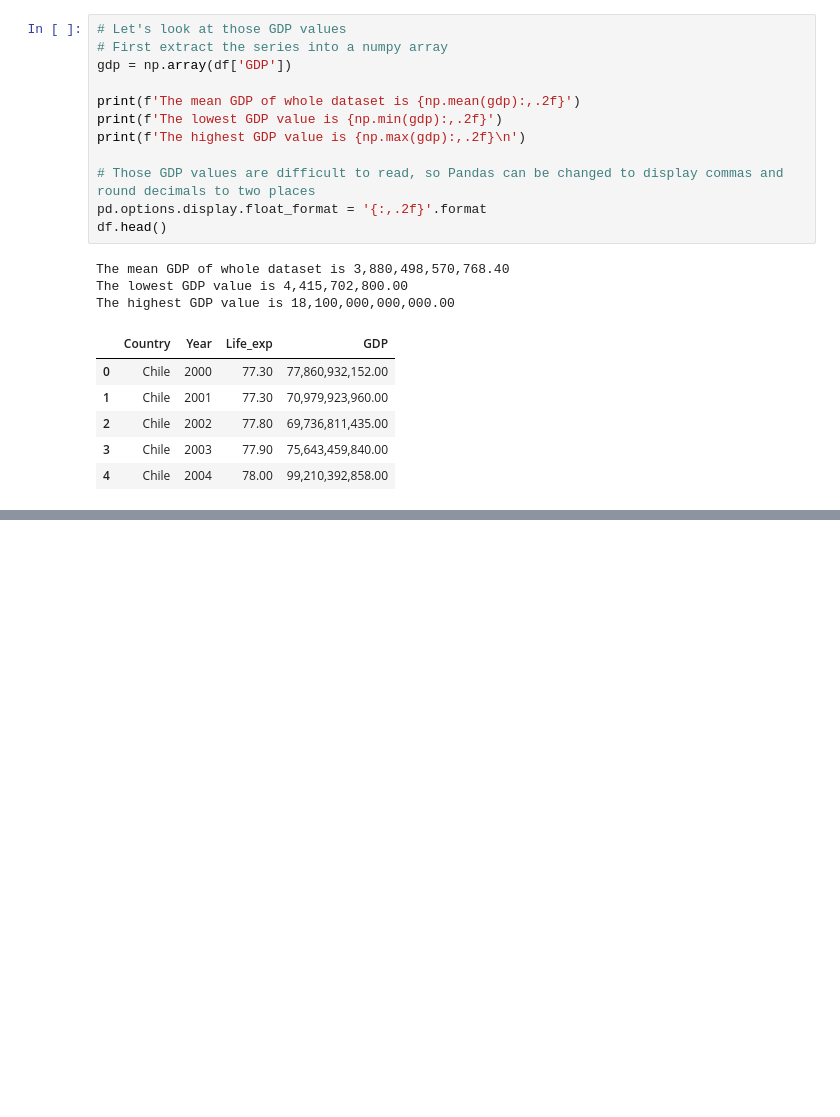
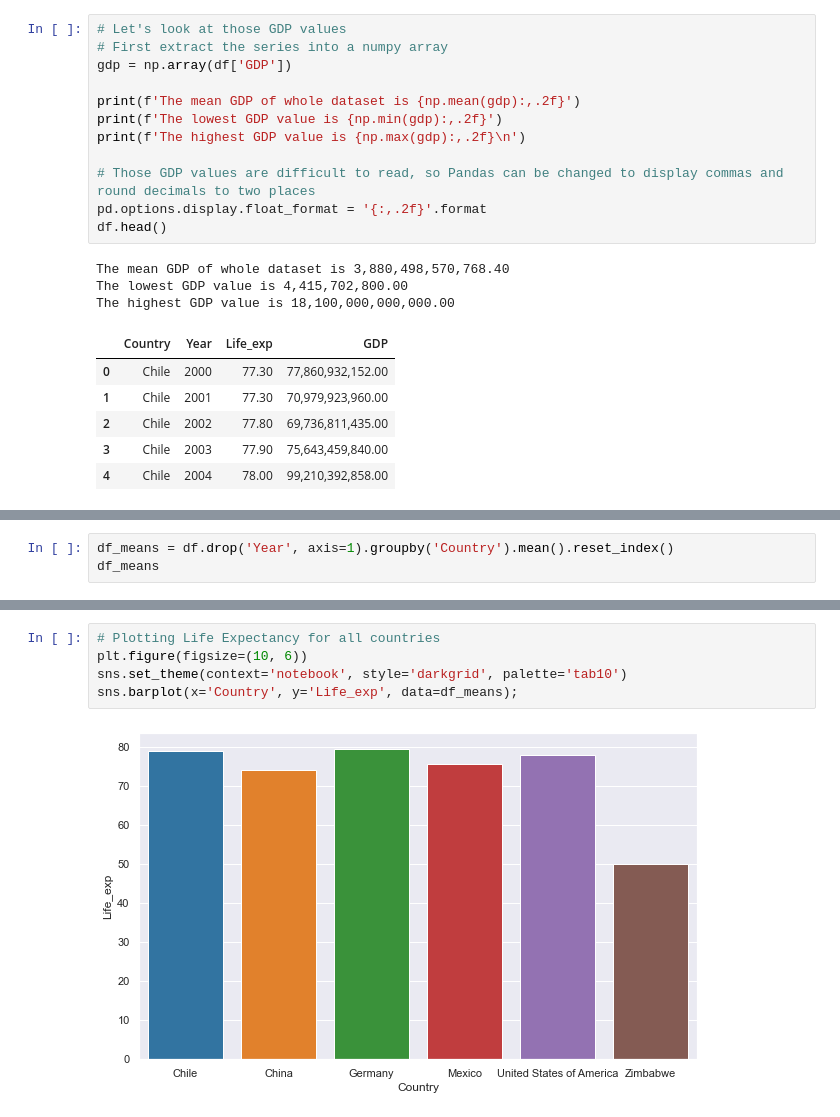
Before and after one commit to bravocharliemike/life_expectancy_gdp, a Jupyter notebook: life_expectancy_gdp.ipynb, the cells around one changed output, grey strips where cells are left out. Cells and saved outputs as stored; diff of their text form; blank space fills up the shorter version.

```diff
--- a/life_expectancy_gdp.ipynb
+++ b/life_expectancy_gdp.ipynb
@@ -175,0 +150,3 @@ sns.barplot(data=df, x='Country', y='GDP')
+# %%
+df_means = df.drop('Year', axis=1).groupby('Country').mean().reset_index()
+df_means
@@ -175,0 +161,7 @@ sns.barplot(data=df, x='Country', y='GDP')
+# %%
+# Plotting Life Expectancy for all countries
+plt.figure(figsize=(10, 6))
+sns.set_theme(context='notebook', style='darkgrid', palette='tab10')
+sns.barplot(x='Country', y='Life_exp', data=df_means);
+# %% [output]
+[figure, added]
```
Also changed, not shown: parts of 26 cells of this notebook.
